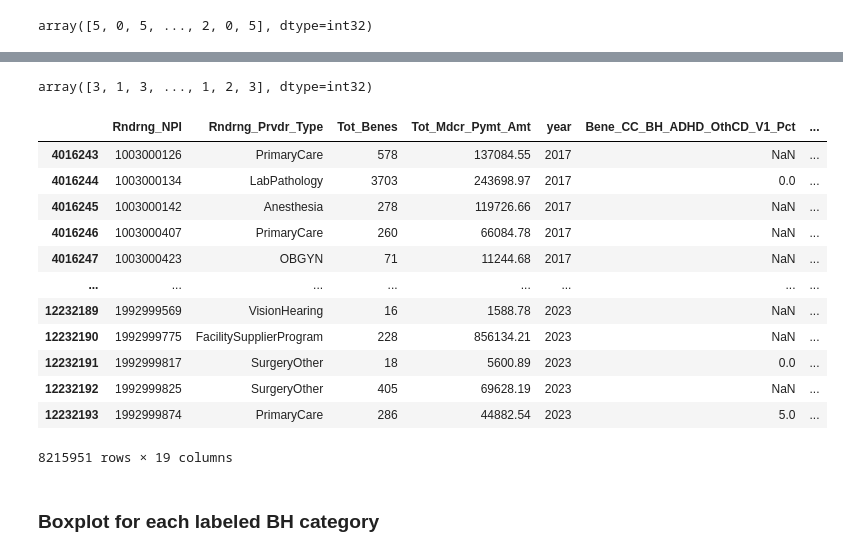
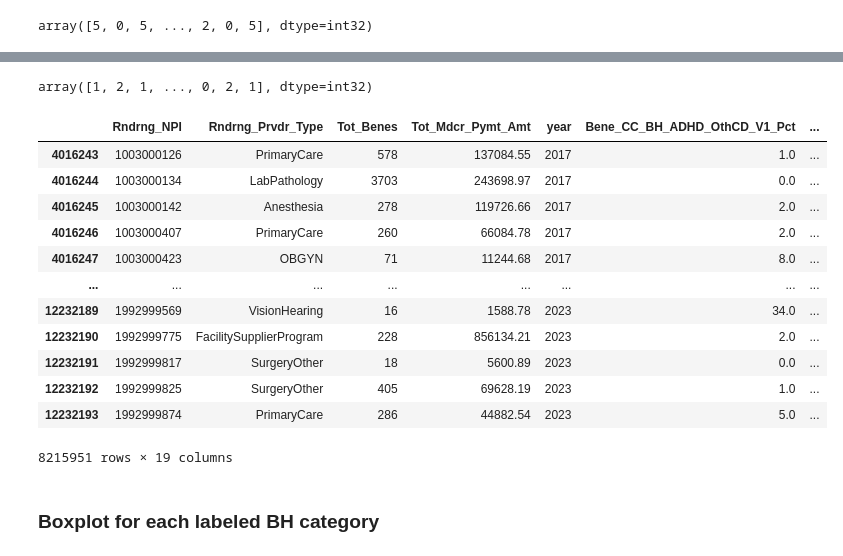
Before and after one commit to JennQQQ/Medicare-Project, a Jupyter notebook: Initial_Data_Exploration/Initial_Data_Exploration_Jenn_5_all_columns.ipynb, the cells around one changed output, grey strips where cells are left out. Cells and saved outputs as stored; diff of their text form; code cells hidden in the pictures.

```diff
--- a/Initial_Data_Exploration/Initial_Data_Exploration_Jenn_5_all_columns.ipynb
+++ b/Initial_Data_Exploration/Initial_Data_Exploration_Jenn_5_all_columns.ipynb
@@ -105,0 +166,14 @@ See the caveats in the documentation: https://pandas.pydata.org/pandas-docs/stab
+# %%
+# assume 5.5 benes for missing percentage data
+
+def impute_missing_data(df,cols):
+    for col in cols:
+        mask = df[col].isna()
+        temp = df[mask]
+        temp.loc[:,col] = round(5.5/temp.loc[:,'Tot_Benes']*100)
+        df.loc[mask,col]=temp[col]
+    return df
+
+dfimputeBH = dfBH1723.copy()
+dfimputeBH = impute_missing_data(dfimputeBH,colsBH)
+dfimputeBH
@@ -195,13 +345,13 @@ from sklearn.cluster import KMeans
 
 k = 7
 km = KMeans(n_clusters=k, n_init=10, random_state=42)
-km.fit(dfBH1723[colsBH].fillna(0))
-label = km.predict(dfBH1723[colsBH].fillna(0))
+km.fit(dfimputeBH[colsBH])
+label = km.predict(dfimputeBH[colsBH])
 label
 # %% [output]
 array([5, 0, 5, ..., 2, 0, 5], dtype=int32)
 # %%
-dfBH1723['BH_label_7'] = label
-dfBH1723
+dfimputeBH['BH_label_7'] = label
+dfimputeBH
 # %% [output]
 |  | Rndrng_NPI | Rndrng_Prvdr_Type | Tot_Benes | Tot_Mdcr_Pymt_Amt | year | Bene_CC_BH_ADHD_OthCD_V1_Pct | ... |
@@ -222,26 +372,26 @@ from sklearn.cluster import KMeans
 
 k = 5
 km = KMeans(n_clusters=k, n_init=10, random_state=42)
-km.fit(dfBH1723[colsBH].fillna(0))
-label_5 = km.predict(dfBH1723[colsBH].fillna(0))
+km.fit(dfimputeBH[colsBH].fillna(0))
+label_5 = km.predict(dfimputeBH[colsBH].fillna(0))
 label_5
 # %% [output]
-array([3, 1, 3, ..., 1, 2, 3], dtype=int32)
+array([1, 2, 1, ..., 0, 2, 1], dtype=int32)
 # %%
-dfBH1723['BH_label_5'] = label_5
-dfBH1723
+dfimputeBH['BH_label_5'] = label_5
+dfimputeBH
 # %% [output]
 |  | Rndrng_NPI | Rndrng_Prvdr_Type | Tot_Benes | Tot_Mdcr_Pymt_Amt | year | Bene_CC_BH_ADHD_OthCD_V1_Pct | ... |
-| 4016243 | 1003000126 | PrimaryCare | 578 | 137084.55 | 2017 | NaN | ... |
+| 4016243 | 1003000126 | PrimaryCare | 578 | 137084.55 | 2017 | 1.0 | ... |
 | 4016244 | 1003000134 | LabPathology | 3703 | 243698.97 | 2017 | 0.0 | ... |
-| 4016245 | 1003000142 | Anesthesia | 278 | 119726.66 | 2017 | NaN | ... |
-| 4016246 | 1003000407 | PrimaryCare | 260 | 66084.78 | 2017 | NaN | ... |
-| 4016247 | 1003000423 | OBGYN | 71 | 11244.68 | 2017 | NaN | ... |
+| 4016245 | 1003000142 | Anesthesia | 278 | 119726.66 | 2017 | 2.0 | ... |
+| 4016246 | 1003000407 | PrimaryCare | 260 | 66084.78 | 2017 | 2.0 | ... |
+| 4016247 | 1003000423 | OBGYN | 71 | 11244.68 | 2017 | 8.0 | ... |
 | ... | ... | ... | ... | ... | ... | ... | ... |
-| 12232189 | 1992999569 | VisionHearing | 16 | 1588.78 | 2023 | NaN | ... |
-| 12232190 | 1992999775 | FacilitySupplierProgram | 228 | 856134.21 | 2023 | NaN | ... |
+| 12232189 | 1992999569 | VisionHearing | 16 | 1588.78 | 2023 | 34.0 | ... |
+| 12232190 | 1992999775 | FacilitySupplierProgram | 228 | 856134.21 | 2023 | 2.0 | ... |
 | 12232191 | 1992999817 | SurgeryOther | 18 | 5600.89 | 2023 | 0.0 | ... |
-| 12232192 | 1992999825 | SurgeryOther | 405 | 69628.19 | 2023 | NaN | ... |
+| 12232192 | 1992999825 | SurgeryOther | 405 | 69628.19 | 2023 | 1.0 | ... |
 | 12232193 | 1992999874 | PrimaryCare | 286 | 44882.54 | 2023 | 5.0 | ... |
 8215951 rows × 19 columns
 # %% [markdown]
```
Also changed, not shown: parts of 27 cells of this notebook.
